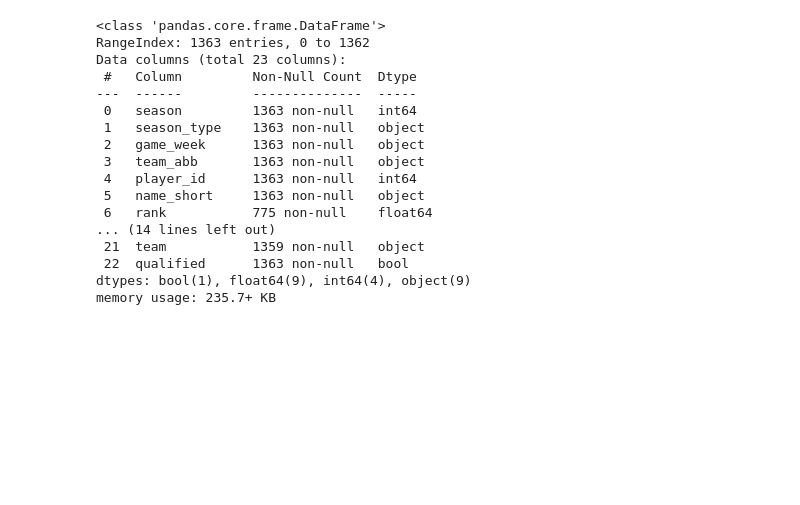
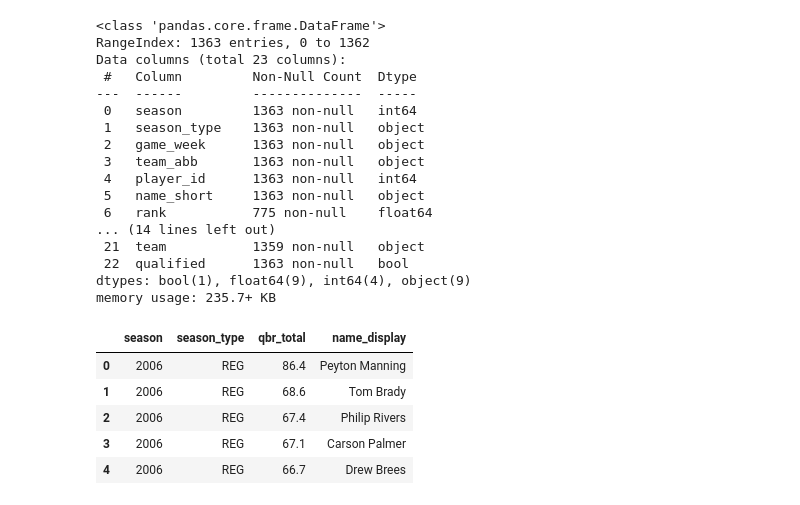
Before and after one commit to DBAfox/Team-USA-Football, a Jupyter notebook: NFL Dream Team.ipynb, the cells around one changed output. Cells and saved outputs as stored; diff of their text form; code cells hidden in the pictures; blank space fills up the shorter version.

```diff
--- a/NFL Dream Team.ipynb
+++ b/NFL Dream Team.ipynb
@@ -259,13 +270,20 @@ dtypes: bool(1), float64(9), int64(4), object(9)
 memory usage: 235.7+ KB
 # %%
 # Define the columns to keep
-#columns_to_keep = ['season', 'season_type', 'game_week', 'qbr_total', 'name_display']
+columns_to_keep = ['season', 'season_type', 'qbr_total', 'name_display']
 
 # Drop columns from qbr_df except the specified ones
-#qbr_df = qbr_df[columns_to_keep]
+qbr_df = qbr_df[columns_to_keep]
 
 # Replace 'Regular' with 'REG' and 'Playoffs' with 'POST' in the 'season_type' column
-#qbr_df['season_type'] = qbr_df['season_type'].replace({'Regular': 'REG', 'Playoffs': 'POST'})
+qbr_df['season_type'] = qbr_df['season_type'].replace({'Regular': 'REG', 'Playoffs': 'POST'})
 
 # Display the modified qbr_df
-#qbr_df.head()
+qbr_df.head()
+# %% [output]
+|  | season | season_type | qbr_total | name_display |
+| 0 | 2006 | REG | 86.4 | Peyton Manning |
+| 1 | 2006 | REG | 68.6 | Tom Brady |
+| 2 | 2006 | REG | 67.4 | Philip Rivers |
+| 3 | 2006 | REG | 67.1 | Carson Palmer |
+| 4 | 2006 | REG | 66.7 | Drew Brees |
```
Also changed, not shown: parts of 5 cells of this notebook.
